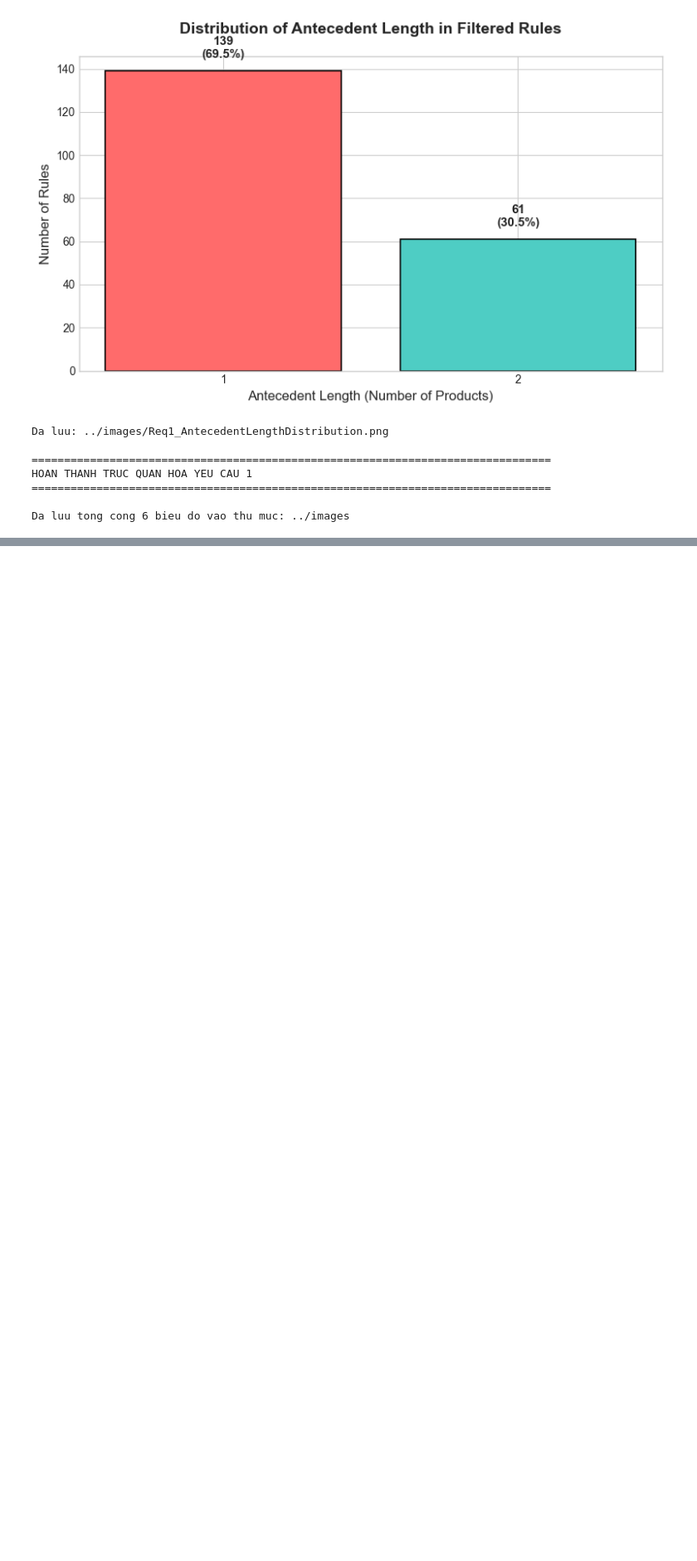
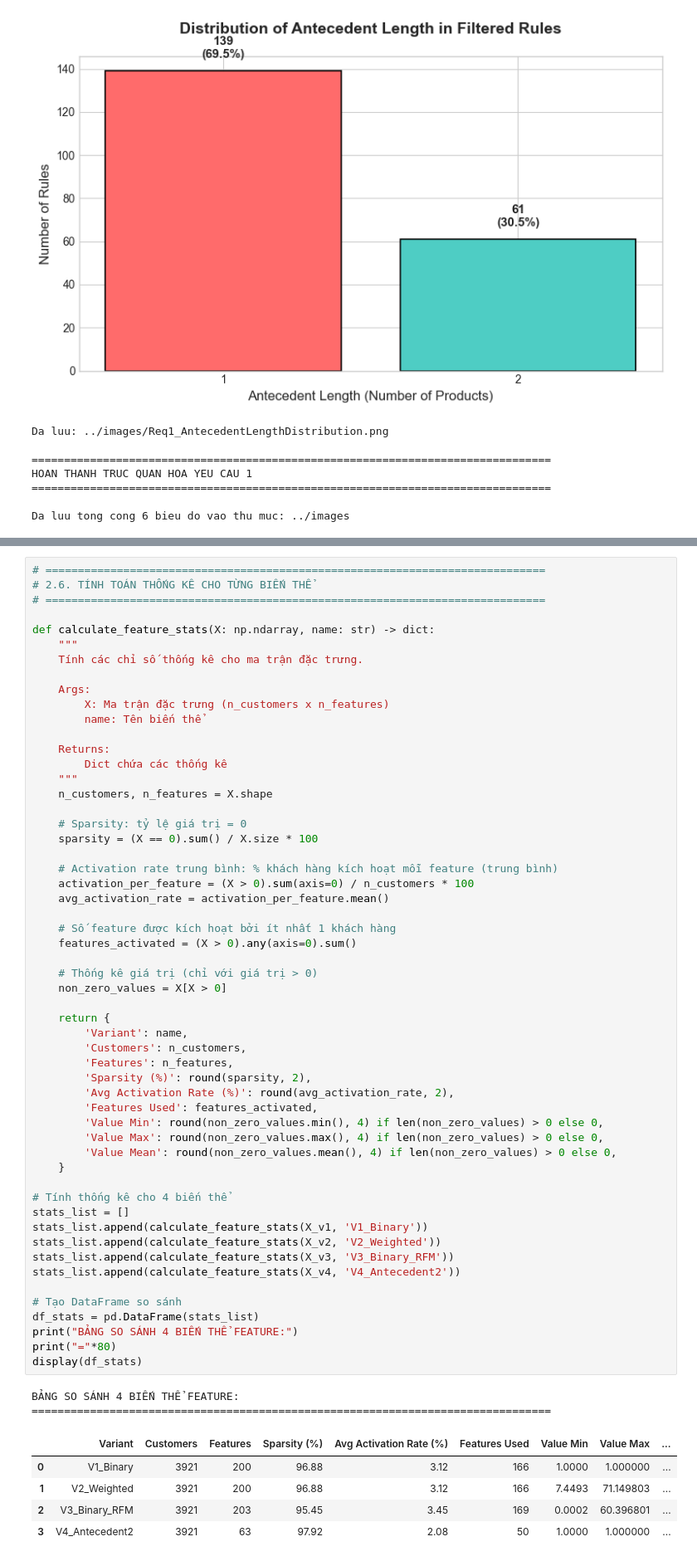
Before and after one commit to ThanhTung-KHMT-1701/ShopCluster, a Jupyter notebook: notebooks/ShopCluster.ipynb, the cells around one changed output, grey strips where cells are left out. Shown at 83% size. Drawn from its saved outputs; the diff is of its cells as text; blank space fills up the shorter version.

```diff
--- a/notebooks/ShopCluster.ipynb
+++ b/notebooks/ShopCluster.ipynb
@@ -1017,0 +1396,63 @@ Da luu tong cong 6 bieu do vao thu muc: ../images
+# %%
+# =============================================================================
+# 2.6. TÍNH TOÁN THỐNG KÊ CHO TỪNG BIẾN THỂ
+# =============================================================================
+
+def calculate_feature_stats(X: np.ndarray, name: str) -> dict:
+    """
+    Tính các chỉ số thống kê cho ma trận đặc trưng.
+
+    Args:
+        X: Ma trận đặc trưng (n_customers x n_features)
+        name: Tên biến thể
+
+    Returns:
+        Dict chứa các thống kê
+    """
+    n_customers, n_features = X.shape
+
+    # Sparsity: tỷ lệ giá trị = 0
+    sparsity = (X == 0).sum() / X.size * 100
+
+    # Activation rate trung bình: % khách hàng kích hoạt mỗi feature (trung bình)
+    activation_per_feature = (X > 0).sum(axis=0) / n_customers * 100
+    avg_activation_rate = activation_per_feature.mean()
+
+    # Số feature được kích hoạt bởi ít nhất 1 khách hàng
+    features_activated = (X > 0).any(axis=0).sum()
+
+    # Thống kê giá trị (chỉ với giá trị > 0)
+    non_zero_values = X[X > 0]
+
+    return {
+        'Variant': name,
+        'Customers': n_customers,
+        'Features': n_features,
+        'Sparsity (%)': round(sparsity, 2),
+        'Avg Activation Rate (%)': round(avg_activation_rate, 2),
+        'Features Used': features_activated,
+        'Value Min': round(non_zero_values.min(), 4) if len(non_zero_values) > 0 else 0,
+        'Value Max': round(non_zero_values.max(), 4) if len(non_zero_values) > 0 else 0,
+        'Value Mean': round(non_zero_values.mean(), 4) if len(non_zero_values) > 0 else 0,
+    }
+
+# Tính thống kê cho 4 biến thể
+stats_list = []
+stats_list.append(calculate_feature_stats(X_v1, 'V1_Binary'))
+stats_list.append(calculate_feature_stats(X_v2, 'V2_Weighted'))
+stats_list.append(calculate_feature_stats(X_v3, 'V3_Binary_RFM'))
+stats_list.append(calculate_feature_stats(X_v4, 'V4_Antecedent2'))
+
+# Tạo DataFrame so sánh
+df_stats = pd.DataFrame(stats_list)
+print("BẢNG SO SÁNH 4 BIẾN THỂ FEATURE:")
+print("="*80)
+display(df_stats)
+# %% [output]
+BẢNG SO SÁNH 4 BIẾN THỂ FEATURE:
+================================================================================
+|  | Variant | Customers | Features | Sparsity (%) | Avg Activation Rate (%) | Features Used | Value Min | Value Max | ... |
+| 0 | V1_Binary | 3921 | 200 | 96.88 | 3.12 | 166 | 1.0000 | 1.000000 | ... |
+| 1 | V2_Weighted | 3921 | 200 | 96.88 | 3.12 | 166 | 7.4493 | 71.149803 | ... |
+| 2 | V3_Binary_RFM | 3921 | 203 | 95.45 | 3.45 | 169 | 0.0002 | 60.396801 | ... |
+| 3 | V4_Antecedent2 | 3921 | 63 | 97.92 | 2.08 | 50 | 1.0000 | 1.000000 | ... |
```
Also changed, not shown: parts of 24 cells of this notebook, 10 other files.
